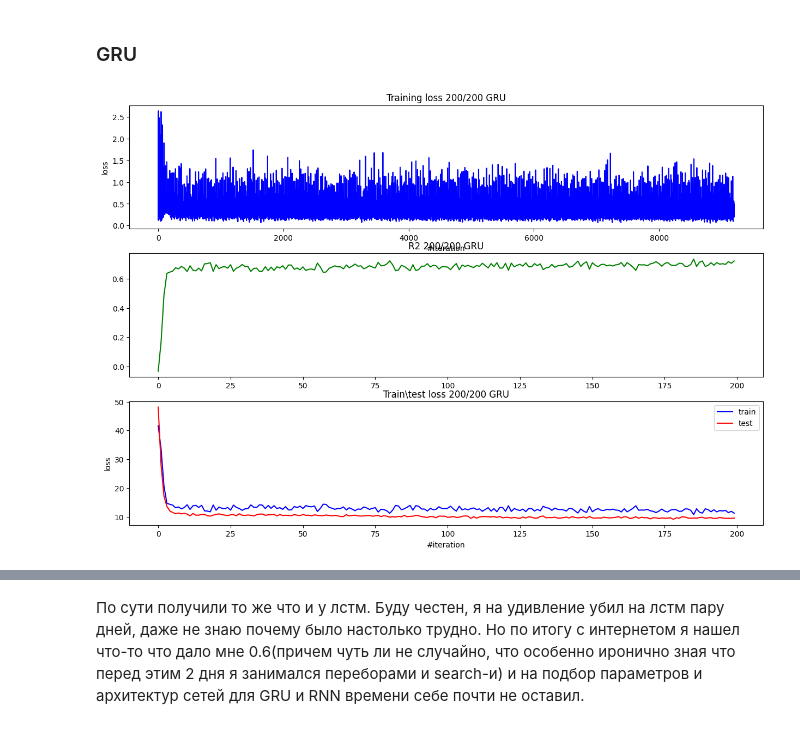
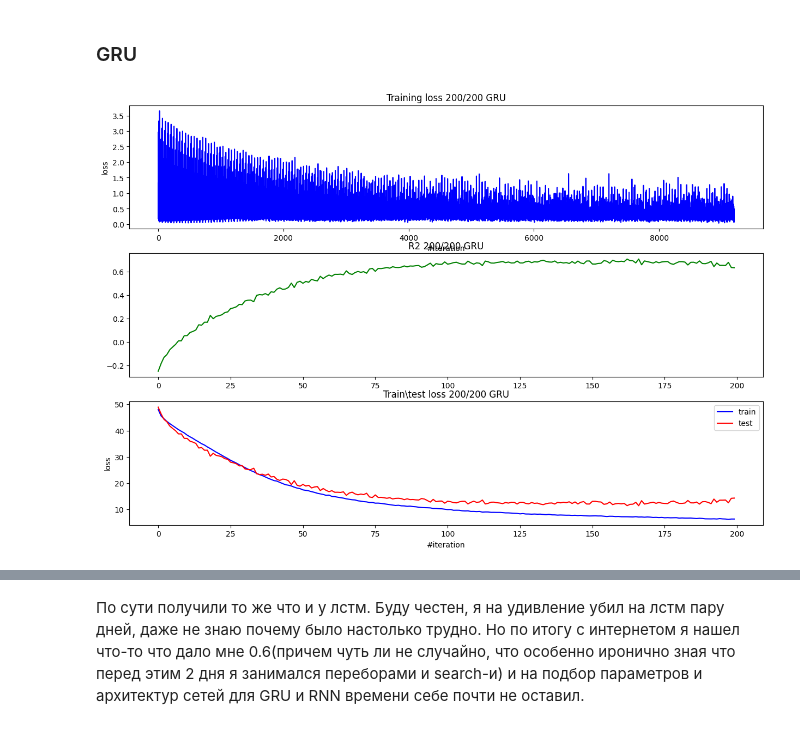
Before and after one commit to firefiruses/TimeSeries, a Jupyter notebook: FINAL project/main.ipynb, the cells around one changed output, grey strips where cells are left out. Saved outputs shown, nothing was run; the diff lists cells and outputs as text; code cells hidden in the pictures.

```diff
--- a/FINAL project/main.ipynb
+++ b/FINAL project/main.ipynb
@@ -120,0 +137,3 @@ False
+# %%
+df = df.set_index('date')
+df_test = df_test.set_index('date')
@@ -272,8 +327,8 @@ class LSTMRegressor(nn.Module):
         self.lstm = nn.LSTM(input_size=n_features, hidden_size=hidden_dim, num_layers=n_layers, batch_first=True)
         self.dropout = nn.Dropout1d(0.2)
         self.linear = nn.Linear(hidden_dim, 16)
-        self.linear2 = nn.Linear(16,4)
-        self.linear3 = nn.Linear(4, 1)
+        self.linear2 = nn.Linear(32,16)
+        self.linear3 = nn.Linear(16, 1)
         self.norm = nn.BatchNorm1d(lookback)
         self.sigmoid = nn.Sigmoid()
         self.lrelu = nn.LeakyReLU()
@@ -283,9 +338,9 @@ class LSTMRegressor(nn.Module):
         output, (hidden, carry) = self.lstm(X_batch, (hidden, carry))
         output = self.dropout(output)
         output = self.linear(output)
-        output = self.lrelu(output)
-        output = self.linear2(output)
         output = self.sigmoid(output)
+        #output = self.linear2(output)
+        #output = self.sigmoid(output)
         return self.linear3(output[:,-1])
 # %%
 from IPython import display
@@ -385,15 +440,15 @@ def learn(model, optimizer, num_epochs, criterion, train_dataloader, df_for_pred
 # %%
 from torch.optim import Adam
 #Запустим обучение
-lookback = 8
+lookback = 15
 
 n_features, X_train, Y_train, X_test, Y_test, train_dataset, train_loader, train_dataset, test_loader = create_datasets(lookback)
 
 epochs = 200
-learning_rate = 1e-3
+learning_rate = 3e-4
 loss_fn = nn.MSELoss()
 
-lstm_regressor = LSTMRegressor(n_features, 64, 2, lookback)
+lstm_regressor = LSTMRegressor(n_features, 128, 3, lookback)
 #optimizer = Adam(lstm_regressor.parameters(), lr=learning_rate, weight_decay=8e-6)
 #optimizer = torch.optim.Adam(lstm_regressor.parameters(), lr=learning_rate, weight_decay=1e-5)
 optimizer = torch.optim.AdamW(lstm_regressor.parameters(), lr=learning_rate)
@@ -461,8 +499,9 @@ class GRURegressor(nn.Module):
         self.n_layers = n_layers
         self.gru = nn.GRU(input_size=n_features, hidden_size=hidden_dim, num_layers=n_layers, batch_first=True, bidirectional=True)
         self.dropout = nn.Dropout1d(0.2)
-        self.linear = nn.Linear(hidden_dim*2, 32)
-        self.linear2 = nn.Linear(32, 1)
+        self.linear = nn.Linear(hidden_dim*2, 8)
+        self.linear2 = nn.Linear(8, 4)
+        self.linear3 = nn.Linear(4, 1)
         self.sigmoid = nn.Sigmoid()
 
     def forward(self, X_batch):
@@ -471,7 +510,9 @@ class GRURegressor(nn.Module):
         output = self.dropout(output)
         output = self.linear(output)
         output = self.sigmoid(output)
-        return self.linear2(output[:,-1])
+        output = self.linear2(output)
+        output = self.sigmoid(output)
+        return self.linear3(output[:,-1])
 # %%
 # ## ------------------------------------- Переборчик
 # from torch.optim import Adam
@@ -494,19 +535,19 @@ class GRURegressor(nn.Module):
 #     data_df_final["meantemp preds"] = test_preds.squeeze().tolist()
 # r2s[f"lookback : {lookback}"] = r2_score(data_df_final['meantemp'][lookback:], data_df_final['meantemp preds'][lookback:])
 # %%
-from torch.optim import Adam
+from torch.optim import AdamW
 #Учим GRU
-lookback = 1
+lookback = 6
 
 n_features, X_train, Y_train, X_test, Y_test, train_dataset, train_loader, train_dataset, test_loader = create_datasets(lookback)
 
 epochs = 200
-learning_rate = 1e-3
+learning_rate = 5e-4
 loss_fn = nn.MSELoss()
 
-gru_regressor = GRURegressor(n_features, 64, 2, lookback)
-optimizer = Adam(gru_regressor.parameters(), lr=learning_rate, weight_decay=1e-5)
+gru_regressor = GRURegressor(n_features, 128, 2, lookback)
+optimizer = AdamW(gru_regressor.parameters(), lr=learning_rate)
 
 learn(gru_regressor, optimizer, epochs, loss_fn, train_loader,  X_test, df_test[lookback:], X_train, ndf[lookback:], lookback, 'GRU')
 # %% [output]
-[figure, old version]
+[figure, new version]
```
Also changed, not shown: parts of 12 cells of this notebook.
